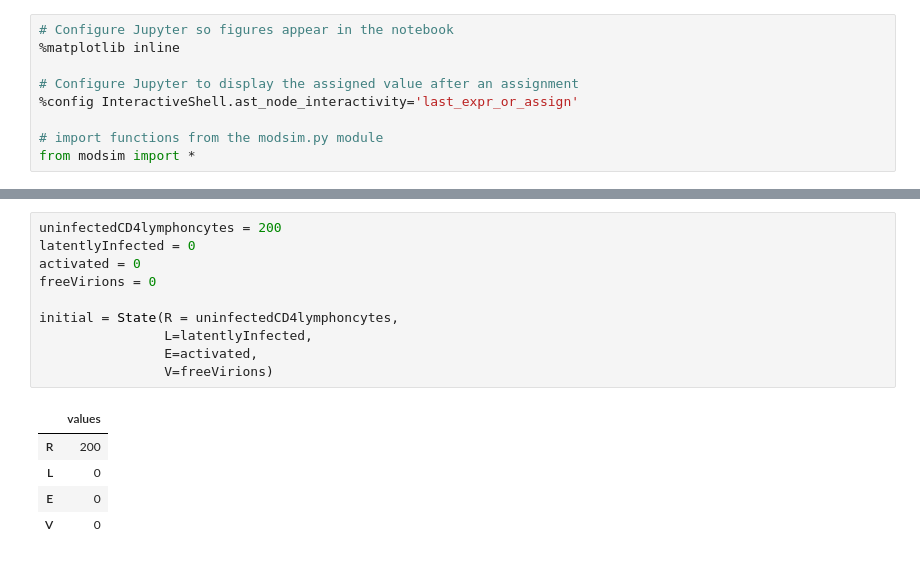
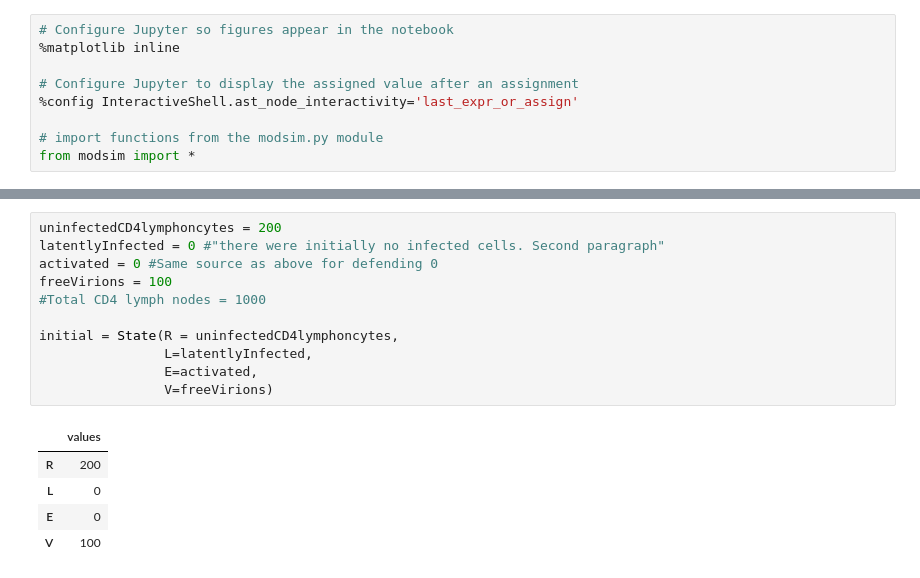
Before and after one commit to Griffith-Stites/ModSimPy, a Jupyter notebook: code/hiv_model.ipynb, the cells around one changed output, grey strips where cells are left out. Saved outputs shown, nothing was run; the diff lists cells and outputs as text.

```diff
--- a/code/hiv_model.ipynb
+++ b/code/hiv_model.ipynb
@@ -14,16 +82,17 @@ from modsim import *
 # %%
 uninfectedCD4lymphoncytes = 200
-latentlyInfected = 0
-activated = 0
-freeVirions = 0
+latentlyInfected = 0 #"there were initially no infected cells. Second paragraph"
+activated = 0 #Same source as above for defending 0
+freeVirions = 100
+#Total CD4 lymph nodes = 1000
 
 initial = State(R = uninfectedCD4lymphoncytes,
                 L=latentlyInfected,
                 E=activated,
                 V=freeVirions)
 # %% [output]
 |  | values |
 | R | 200 |
 | L | 0 |
 | E | 0 |
-| V | 0 |
+| V | 100 |
```
Also changed, not shown: parts of 11 cells of this notebook.
